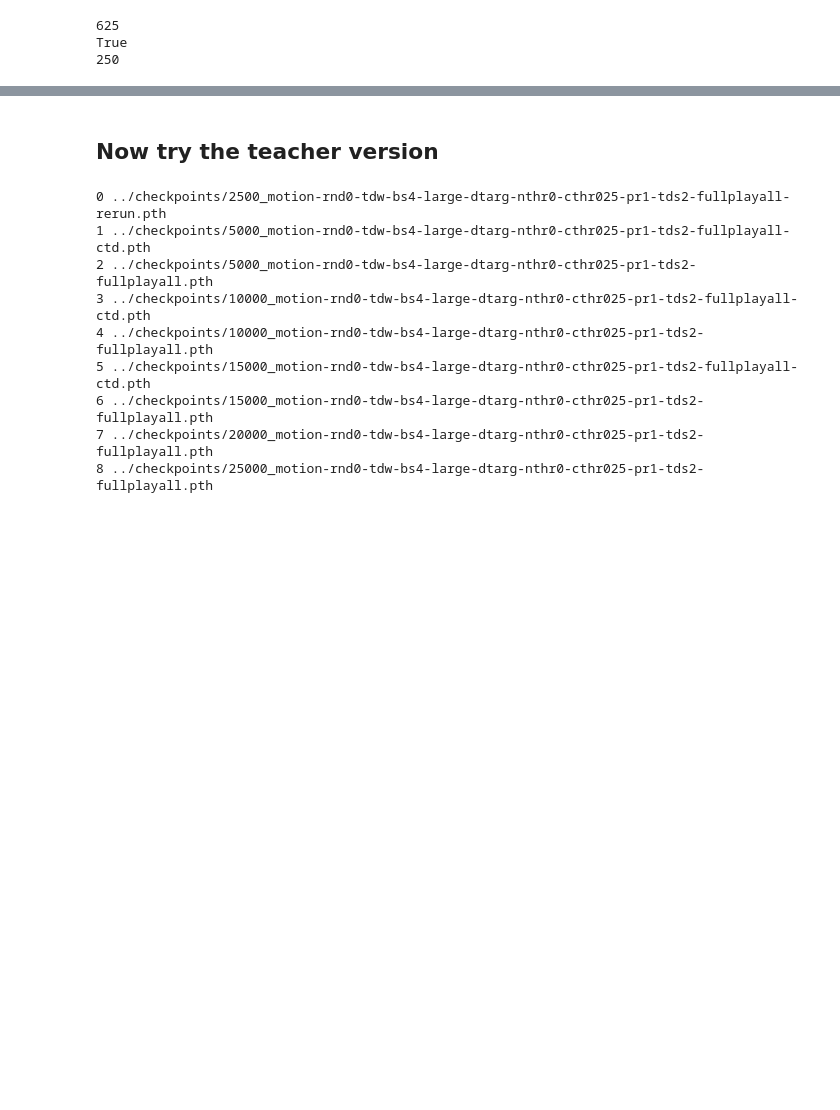
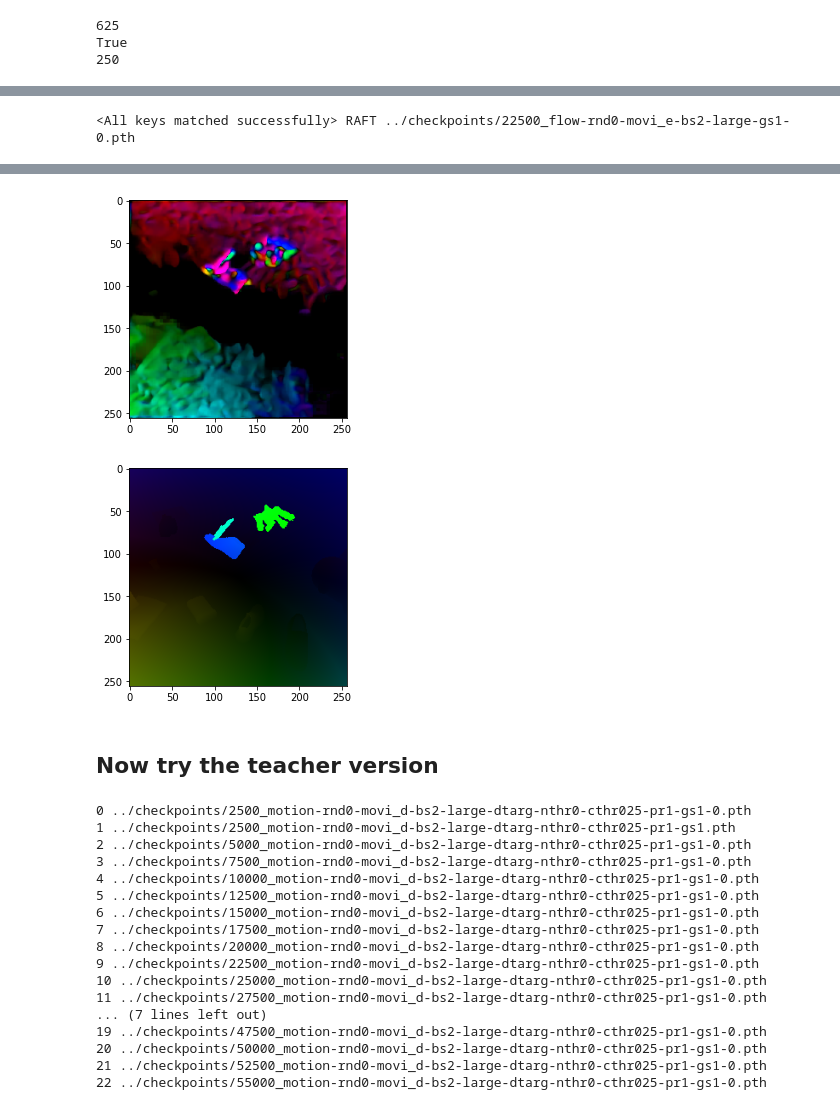
Before and after one commit to neuroailab/RAFT, a Jupyter notebook: notebooks/FlowTargets_db042722.ipynb, the cells around one changed output, grey strips where cells are left out. Drawn from its saved outputs; the diff is of its cells as text; code cells hidden in the pictures; blank space fills up the shorter version.

```diff
--- a/notebooks/FlowTargets_db042722.ipynb
+++ b/notebooks/FlowTargets_db042722.ipynb
@@ -234,7 +234,7 @@ print(len(tdw_dataset))
 print(tdw_dataset.is_test)
 
 
-data_dir = '/mnt/fs6/honglinc/dataset/tensorflow_datasets/movi_d/256x256/1.0.0'
+data_dir = '/mnt/fs6/honglinc/dataset/tensorflow_datasets/movi_e/256x256/1.0.0'
 movi_dataset = raft_datasets.MoviFlowDataset(
     root=data_dir,
     split='validation',
@@ -247,0 +250,9 @@ True
+# %%
+import teachers
+flow_paths = !ls ../checkpoints/[0-9]*flow*movi_e*gs1*
+# flow_paths = !ls ../checkpoints/[0-9]*flow*tdw*
+
+flow_paths = sorted(flow_paths, key=lambda s: int(s.split('/')[-1].split('_')[0]))
+# !ls ../checkpoints/*motion*imtarg*thr0*
+for i,p in enumerate(flow_paths):
+    print(i, p)
@@ -247,0 +269,23 @@ True
+# %%
+f_idx = -1
+flow_net = teachers.load_model(
+    load_path=flow_paths[f_idx],
+    model_class='flow',
+    parse_path=True,
+).cuda()
+# %% [output]
+<All keys matched successfully> RAFT ../checkpoints/22500_flow-rnd0-movi_e-bs2-large-gs1-0.pth
+# %%
+ex = 2
+tdw_dataset.get_gt_flow = True
+tdw_dataset.get_backward_frame = False
+dataset = movi_dataset
+
+img1, img2, flow = [x[None].cuda() for x in dataset[ex][:3]]
+_, flow_pred = flow_net(img1, img2, test_mode=True, iters=12)
+# %%
+# flow_pred = torch.stack([flow_pred[:,1], flow_pred[:,0]], 1)
+vis_utils.imshow(data_utils.FlowToRgb(3.0, from_image_cooordinates=True, from_sampling_grid=False)(flow_pred))
+_flow = torch.stack([flow[:,1], flow[:,0]], 1)
+vis_utils.imshow(torch.tensor(flow_to_rgb(_flow[0].cpu().permute(1,2,0).numpy())).permute(2,0,1)[None])
+# %% [output]
@@ -248,24 +293,34 @@ True
+[figure, added]
+[figure, added]
 # %% [markdown]
 ## Now try the teacher version
 # %%
 # motion_paths = !ls ../checkpoints/[0-9]*motion*dtarg*nthr05*fullplay*pretrained*
-motion_paths = !ls ../checkpoints/[0-9]*motion*tdw*nthr0-cthr025*
-# motion_paths = !ls ../checkpoints/[0-9]*motion*movi_d*nthr0-*gs1*
+# motion_paths = !ls ../checkpoints/[0-9]*motion*tdw*nthr0-cthr025*
+motion_paths = !ls ../checkpoints/[0-9]*motion*movi_d*nthr0-*gs1*
 
 motion_paths = sorted(motion_paths, key=lambda s: int(s.split('/')[-1].split('_')[0]))
 # !ls ../checkpoints/*motion*imtarg*thr0*
 for i,p in enumerate(motion_paths):
     print(i, p)
 # %% [output]
-0 ../checkpoints/2500_motion-rnd0-tdw-bs4-large-dtarg-nthr0-cthr025-pr1-tds2-fullplayall-rerun.pth
-1 ../checkpoints/5000_motion-rnd0-tdw-bs4-large-dtarg-nthr0-cthr025-pr1-tds2-fullplayall-ctd.pth
-2 ../checkpoints/5000_motion-rnd0-tdw-bs4-large-dtarg-nthr0-cthr025-pr1-tds2-fullplayall.pth
-3 ../checkpoints/10000_motion-rnd0-tdw-bs4-large-dtarg-nthr0-cthr025-pr1-tds2-fullplayall-ctd.pth
-4 ../checkpoints/10000_motion-rnd0-tdw-bs4-large-dtarg-nthr0-cthr025-pr1-tds2-fullplayall.pth
-5 ../checkpoints/15000_motion-rnd0-tdw-bs4-large-dtarg-nthr0-cthr025-pr1-tds2-fullplayall-ctd.pth
-6 ../checkpoints/15000_motion-rnd0-tdw-bs4-large-dtarg-nthr0-cthr025-pr1-tds2-fullplayall.pth
-7 ../checkpoints/20000_motion-rnd0-tdw-bs4-large-dtarg-nthr0-cthr025-pr1-tds2-fullplayall.pth
-8 ../checkpoints/25000_motion-rnd0-tdw-bs4-large-dtarg-nthr0-cthr025-pr1-tds2-fullplayall.pth
+0 ../checkpoints/2500_motion-rnd0-movi_d-bs2-large-dtarg-nthr0-cthr025-pr1-gs1-0.pth
+1 ../checkpoints/2500_motion-rnd0-movi_d-bs2-large-dtarg-nthr0-cthr025-pr1-gs1.pth
+2 ../checkpoints/5000_motion-rnd0-movi_d-bs2-large-dtarg-nthr0-cthr025-pr1-gs1-0.pth
+3 ../checkpoints/7500_motion-rnd0-movi_d-bs2-large-dtarg-nthr0-cthr025-pr1-gs1-0.pth
+4 ../checkpoints/10000_motion-rnd0-movi_d-bs2-large-dtarg-nthr0-cthr025-pr1-gs1-0.pth
+5 ../checkpoints/12500_motion-rnd0-movi_d-bs2-large-dtarg-nthr0-cthr025-pr1-gs1-0.pth
+6 ../checkpoints/15000_motion-rnd0-movi_d-bs2-large-dtarg-nthr0-cthr025-pr1-gs1-0.pth
+7 ../checkpoints/17500_motion-rnd0-movi_d-bs2-large-dtarg-nthr0-cthr025-pr1-gs1-0.pth
+8 ../checkpoints/20000_motion-rnd0-movi_d-bs2-large-dtarg-nthr0-cthr025-pr1-gs1-0.pth
+9 ../checkpoints/22500_motion-rnd0-movi_d-bs2-large-dtarg-nthr0-cthr025-pr1-gs1-0.pth
+10 ../checkpoints/25000_motion-rnd0-movi_d-bs2-large-dtarg-nthr0-cthr025-pr1-gs1-0.pth
+11 ../checkpoints/27500_motion-rnd0-movi_d-bs2-large-dtarg-nthr0-cthr025-pr1-gs1-0.pth
+... (7 lines left out)
+19 ../checkpoints/47500_motion-rnd0-movi_d-bs2-large-dtarg-nthr0-cthr025-pr1-gs1-0.pth
+20 ../checkpoints/50000_motion-rnd0-movi_d-bs2-large-dtarg-nthr0-cthr025-pr1-gs1-0.pth
+21 ../checkpoints/52500_motion-rnd0-movi_d-bs2-large-dtarg-nthr0-cthr025-pr1-gs1-0.pth
+22 ../checkpoints/55000_motion-rnd0-movi_d-bs2-large-dtarg-nthr0-cthr025-pr1-gs1-0.pth
 # %%
 # boundary_paths = !ls ../checkpoints/[0-9]*boundary*rnd1*dtarg*fullplay*pretrained*
 
```
Also changed, not shown: parts of 9 cells of this notebook, 4 other files.
